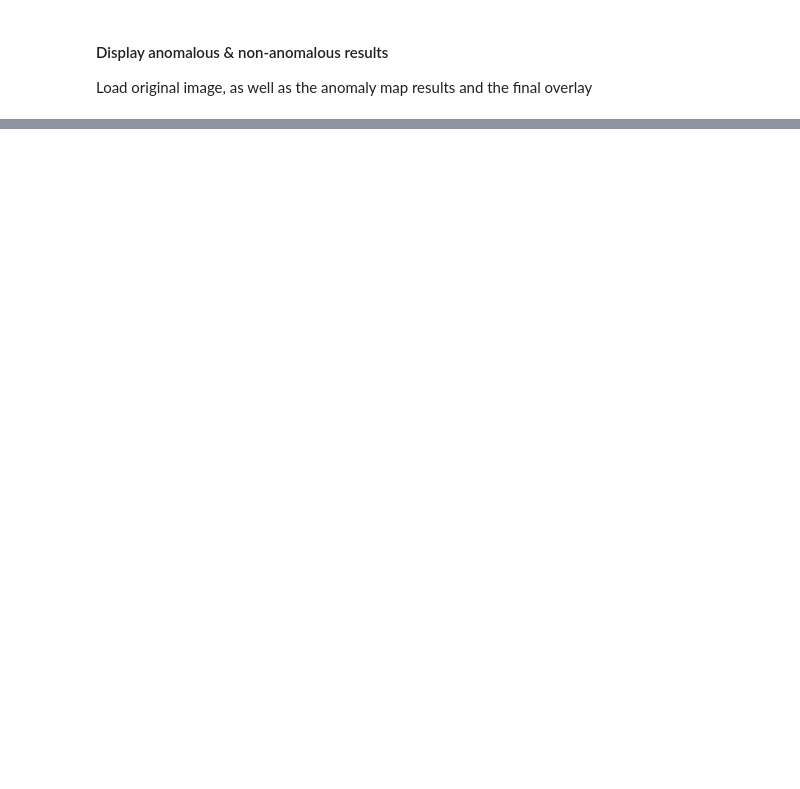
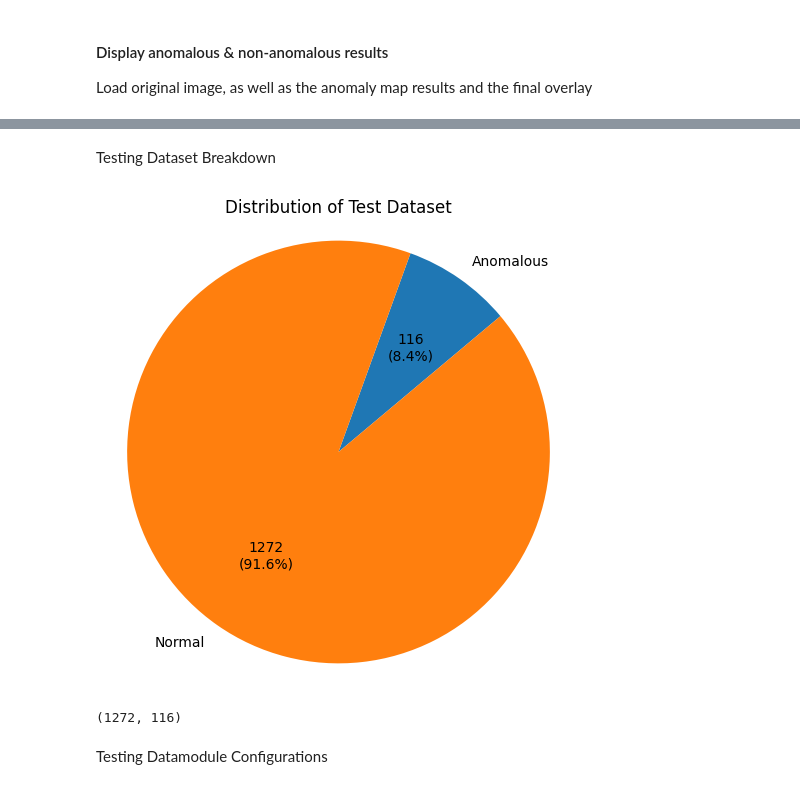
Before and after one commit to LuoMaoyuan01/Encoder-Decoder, a Jupyter notebook: notebooks/visualization.ipynb, the cells around one changed output, grey strips where cells are left out. Drawn from its saved outputs; the diff is of its cells as text; code cells hidden in the pictures; blank space fills up the shorter version.

```diff
--- a/notebooks/visualization.ipynb
+++ b/notebooks/visualization.ipynb
@@ -409,0 +412,40 @@ plot_prediction(preds, idx=0)
+# %% [markdown]
+Testing Dataset Breakdown
+# %%
+import os
+import matplotlib.pyplot as plt
+
+# Paths
+normal_path = "../data/test/normal"
+anomalous_path = "../data/test/anomalous"
+
+# Count image files (common image extensions)
+image_exts = (".png", ".jpg", ".jpeg", ".bmp", ".tiff", ".tif")
+
+normal_count = len([f for f in os.listdir(normal_path) if f.lower().endswith(image_exts)])
+anomalous_count = len([f for f in os.listdir(anomalous_path) if f.lower().endswith(image_exts)])
+
+# Data for pie chart
+labels = ["Anomalous", "Normal"]
+sizes = [anomalous_count,normal_count]
+
+def make_autopct(values):
+    def my_autopct(pct):
+        total = sum(values)
+        count = int(round(pct * total / 100.0))
+        return f"{count}\n({pct:.1f}%)"
+    return my_autopct
+
+# Plot pie chart (no colors specified as instructed)
+plt.figure(figsize=(6, 6))
+plt.pie(sizes, labels=labels, autopct=make_autopct(sizes), startangle=40)
+plt.title("Distribution of Test Dataset")
+plt.axis("equal")
+plt.show()
+
+normal_count, anomalous_count
+# %% [output]
+[figure, added]
+(1272, 116)
+# %% [markdown]
+Testing Datamodule Configurations
```
Also changed, not shown: parts of 17 cells of this notebook, 3 other files.
